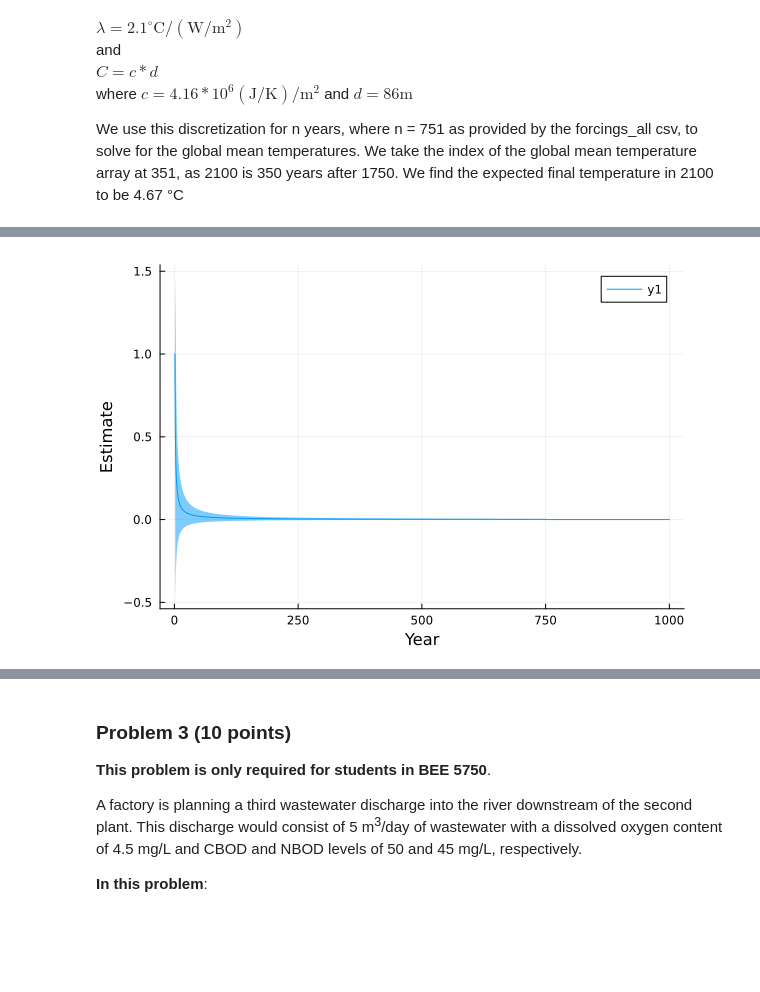
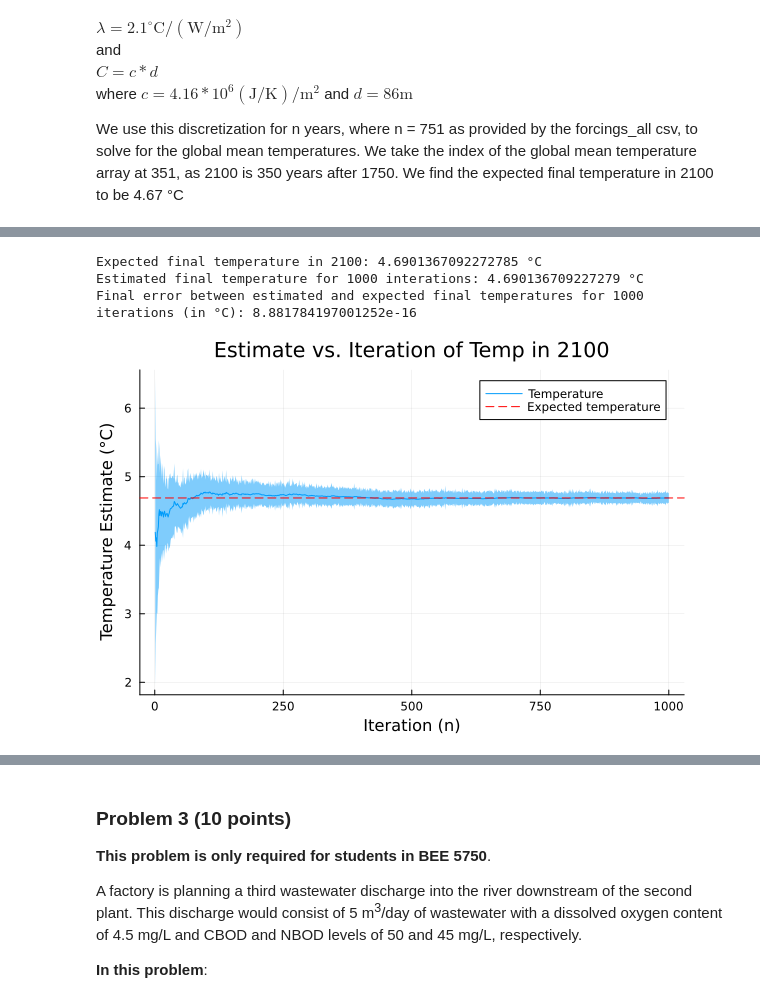
Before and after one commit to BEE4750-FA24/hw3-hutchs-team, a Jupyter notebook: hw03.ipynb, the cells around one changed output, grey strips where cells are left out. Saved outputs shown, nothing was run; the diff lists cells and outputs as text; code cells hidden in the pictures; blank space fills up the shorter version.

```diff
--- a/hw03.ipynb
+++ b/hw03.ipynb
@@ -746,32 +779,32 @@ This estimate compares to the value we got from
 # %%
 n_simulations = 1000
-lambda_dist = LogNormal(log(2.1), log(2) / 4)  # log-normal distribution for lambda
-T_sim = zeros(n_years)
+# find temperature 1000 times
+T_2100, st_dev_2100 = temperature_mc(dt, C, n_simulations, forcing_total)
 
-for i = 1:n_simulations
-    lambda_i = rand(lambda_dist)  # sample lambda from the distribution
-    T_sim = zeros(length(years))
-     for t = 2:length(years)
-         F_t = forcing_total[t]
-         T_sim[t] = T_sim[t-1] + (dt) * (F_t - lambda_i * T_sim[t-1])/C
-     end
-    # T_final_sim = T_sim[351]  # temperature in 2100
-end
+# Calculates running estimate of temperature in the year 2100 relative to the year 1750
+T_run_est = cumsum(T_2100)./(1:n)
+n_vec = collect(1:n)
 
-# initialize storage for frequencies by sample length
-avg_freq = zeros(n_simulations)
-# initialize storage for standard error of estimate
-std_freq = zeros(n_simulations)
-# compute average frequencies of 19
-avg_freq[1] = (T_sim[1] == T[1])
-std_freq[1] = 0 # no standard error for the first sample
+ev_temp_2100 = mean(T_2100) # mean as expected value
+st_error = st_dev_2100[n] / sqrt(n)
+final_t = T_run_est[end]
+error = abs(final_t -ev_temp_2100)
 
-for i in 2:n_years
-    avg_freq[i] = (avg_freq[i-1] * (i-1) + (T_sim[i] == T[i])) / i
-    std_freq[i] = std(T_sim[1:i] .== T[i]) / sqrt(i)
-end
-
-plt = plot(avg_freq, ribbon=1.96 * std_freq, xlabel="Year", ylabel="Estimate")
-#hline!(plt, [T_final], color="red", linestyle=:dash)
+println("Expected final temperature in 2100: $ev_temp_2100 °C")
+println("Estimated final temperature for 1000 interations: $final_t °C")
+println("Final error between estimated and expected final temperatures for 1000 iterations (in °C): $error")
+# Plots
+plt = plot(
+    n_vec, T_run_est,
+    ribbon=1.96 * st_dev_2100,
+    xlabel="Iteration (n)",
+    ylabel="Temperature Estimate (°C)",
+    label= "Temperature",
+    title = "Estimate vs. Iteration of Temp in 2100"
+)
+hline!(plt, [ev_temp_2100], color="red", linestyle=:dash, label = "Expected temperature")
 # %% [output]
+Expected final temperature in 2100: 4.6901367092272785 °C
+Estimated final temperature for 1000 interations: 4.690136709227279 °C
+Final error between estimated and expected final temperatures for 1000 iterations (in °C): 8.881784197001252e-16
-[figure, old version]
+[figure, new version]
```
Also changed, not shown: parts of 6 cells of this notebook.
